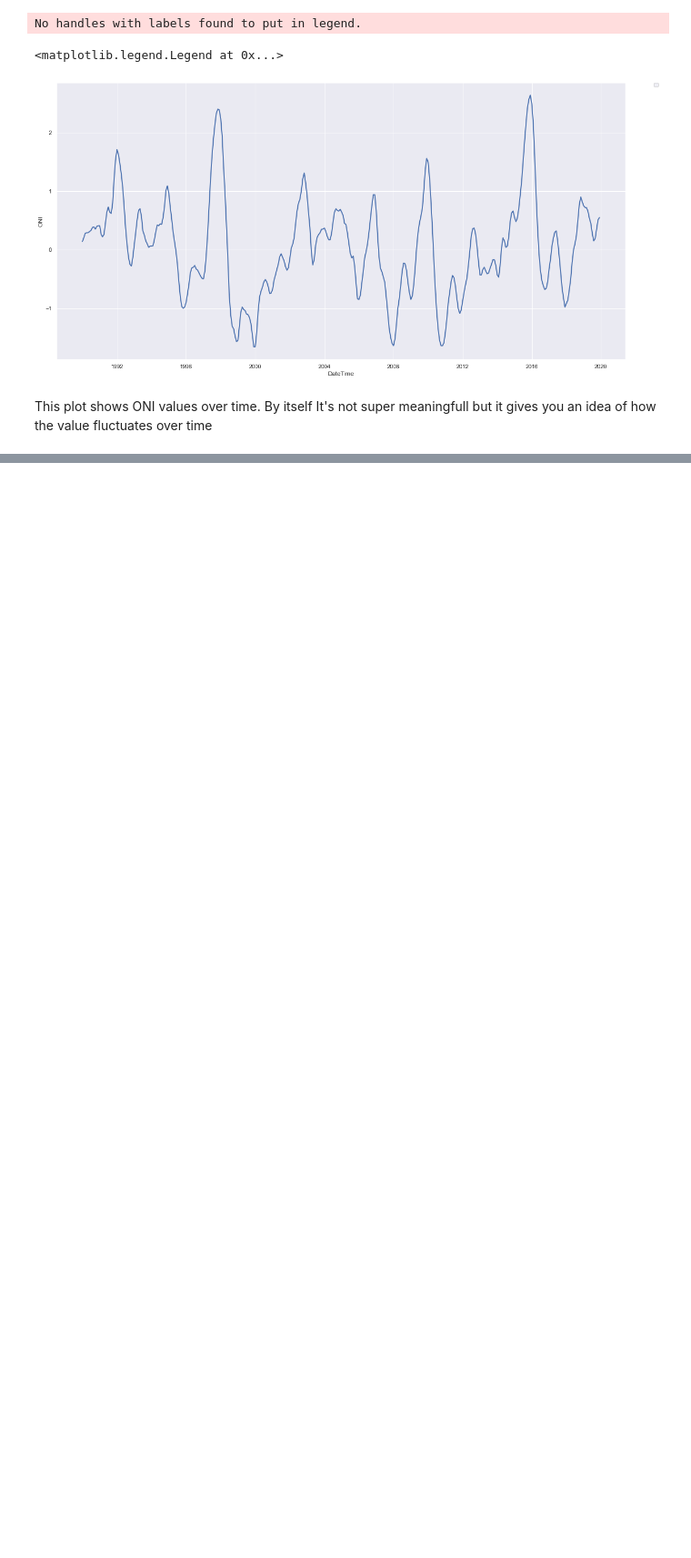
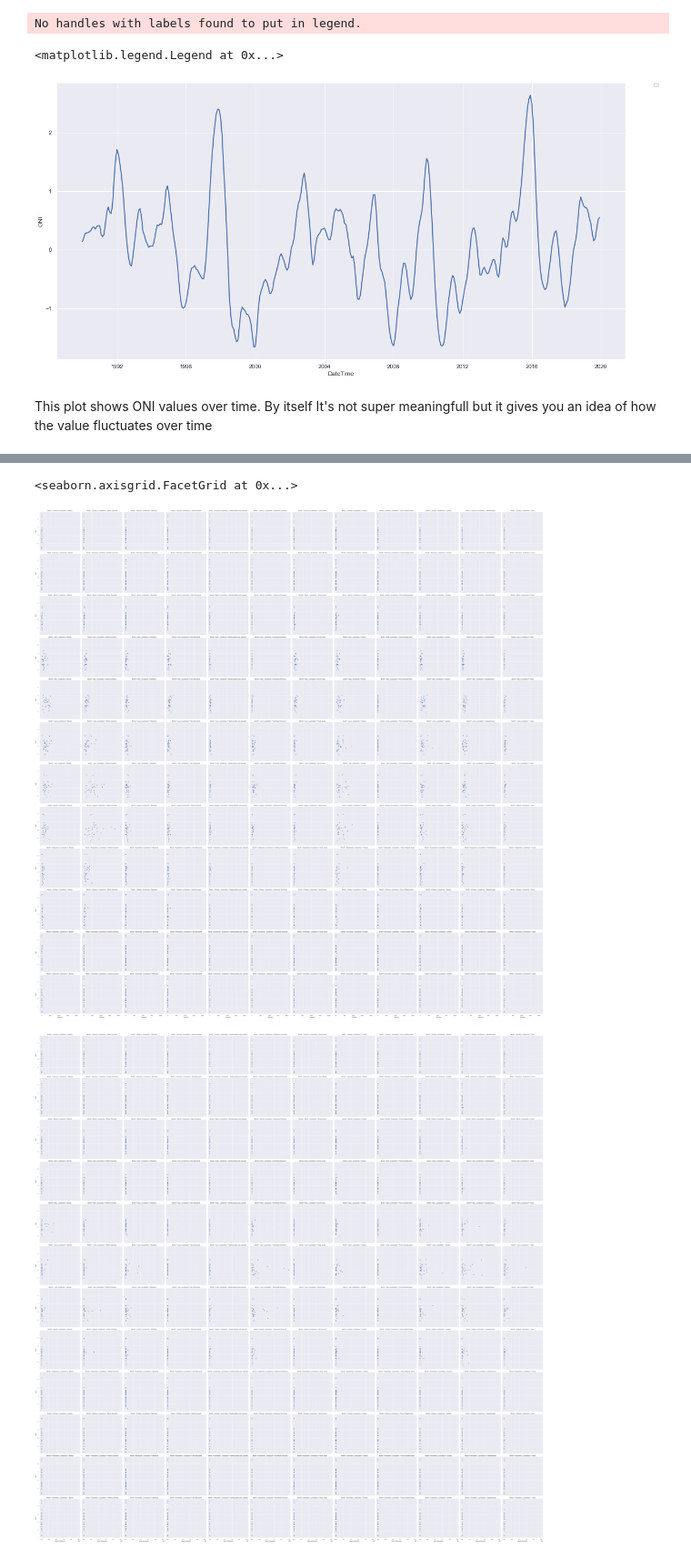
Before and after one commit to data301-2021-winter1/project-group33-project, a Jupyter notebook: notebooks/analysis1.ipynb, the cells around one changed output, grey strips where cells are left out. Shown at 91% size. Cells and saved outputs as stored; diff of their text form; code cells hidden in the pictures; blank space fills up the shorter version.

```diff
--- a/notebooks/analysis1.ipynb
+++ b/notebooks/analysis1.ipynb
@@ -173,0 +211,7 @@ sns.pairplot(dataByMonth, hue)
+# %%
+sns.relplot(x = "Number", y = "ONI", col = "Jurisdiction", row="Month", data = dataByMonth)
+sns.relplot(x = "Area (hectares)", y = "ONI", col = "Jurisdiction", row="Month", data = dataByMonth)
+# %% [output]
+<seaborn.axisgrid.FacetGrid at 0x...>
+[figure, added]
+[figure, added]
```
Also changed, not shown: parts of 18 cells of this notebook, 1 other file.
